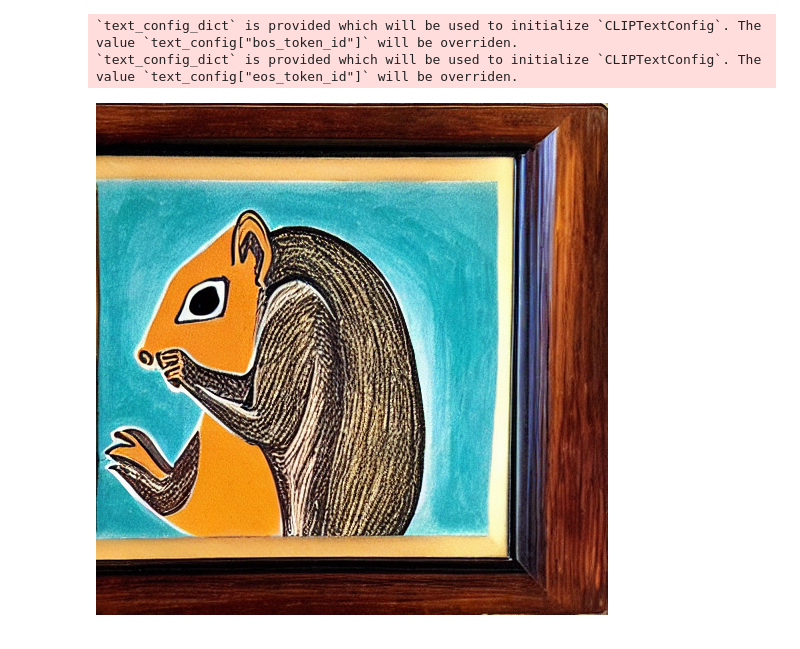
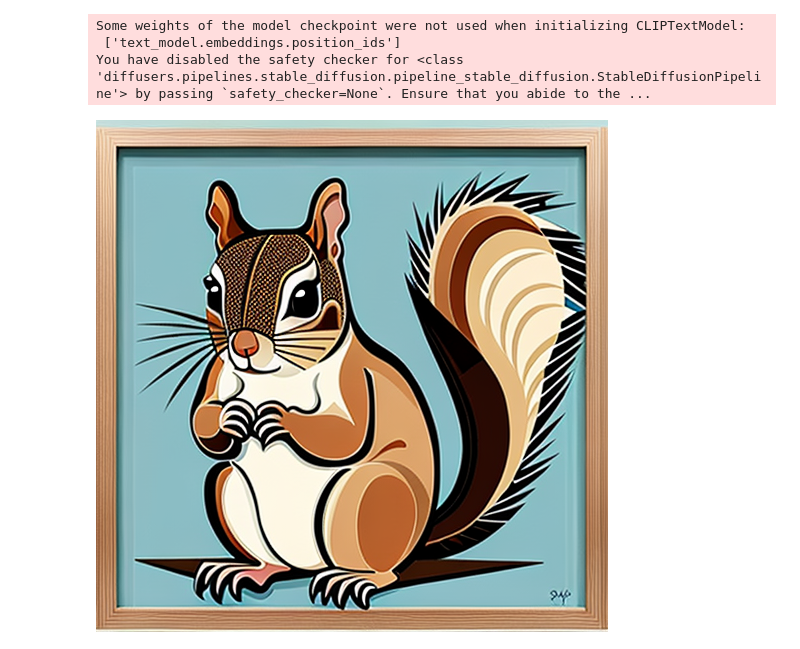
Before and after one commit to cerionXLII/Diffusions, a Jupyter notebook: src/diffusions.ipynb, the cells around one changed output. Saved outputs shown, nothing was run; the diff lists cells and outputs as text; code cells hidden in the pictures.

Commit message:
Diffuser from local safeternsors model file

```diff
--- a/src/diffusions.ipynb
+++ b/src/diffusions.ipynb
@@ -7,10 +7,12 @@ import torch
 # Models:
 #realisticVisionV60B1_v51HyperVAE.safetensors
 # %%
-pipeline = DiffusionPipeline.from_pretrained("runwayml/stable-diffusion-v1-5", torch_dtype=torch.float16)
+#pipeline = DiffusionPipeline.from_pretrained("runwayml/stable-diffusion-v1-5", torch_dtype=torch.float16)
+pipeline = StableDiffusionPipeline.from_single_file("../diffusers/realisticVisionV60B1_v51HyperVAE.safetensors", torch_dtype=torch.float16)
 pipeline.to("cuda")
 pipeline("An image of a squirrel in Picasso style").images[0]
 # %% [output]
-`text_config_dict` is provided which will be used to initialize `CLIPTextConfig`. The value `text_config["bos_token_id"]` will be overriden.
-`text_config_dict` is provided which will be used to initialize `CLIPTextConfig`. The value `text_config["eos_token_id"]` will be overriden.
+Some weights of the model checkpoint were not used when initializing CLIPTextModel:
+ ['text_model.embeddings.position_ids']
+You have disabled the safety checker for <class 'diffusers.pipelines.stable_diffusion.pipeline_stable_diffusion.StableDiffusionPipeline'> by passing `safety_checker=None`. Ensure that you abide to the ...
-[figure, old version]
+[figure, new version]
```
Also changed, not shown: parts of 2 cells of this notebook.
